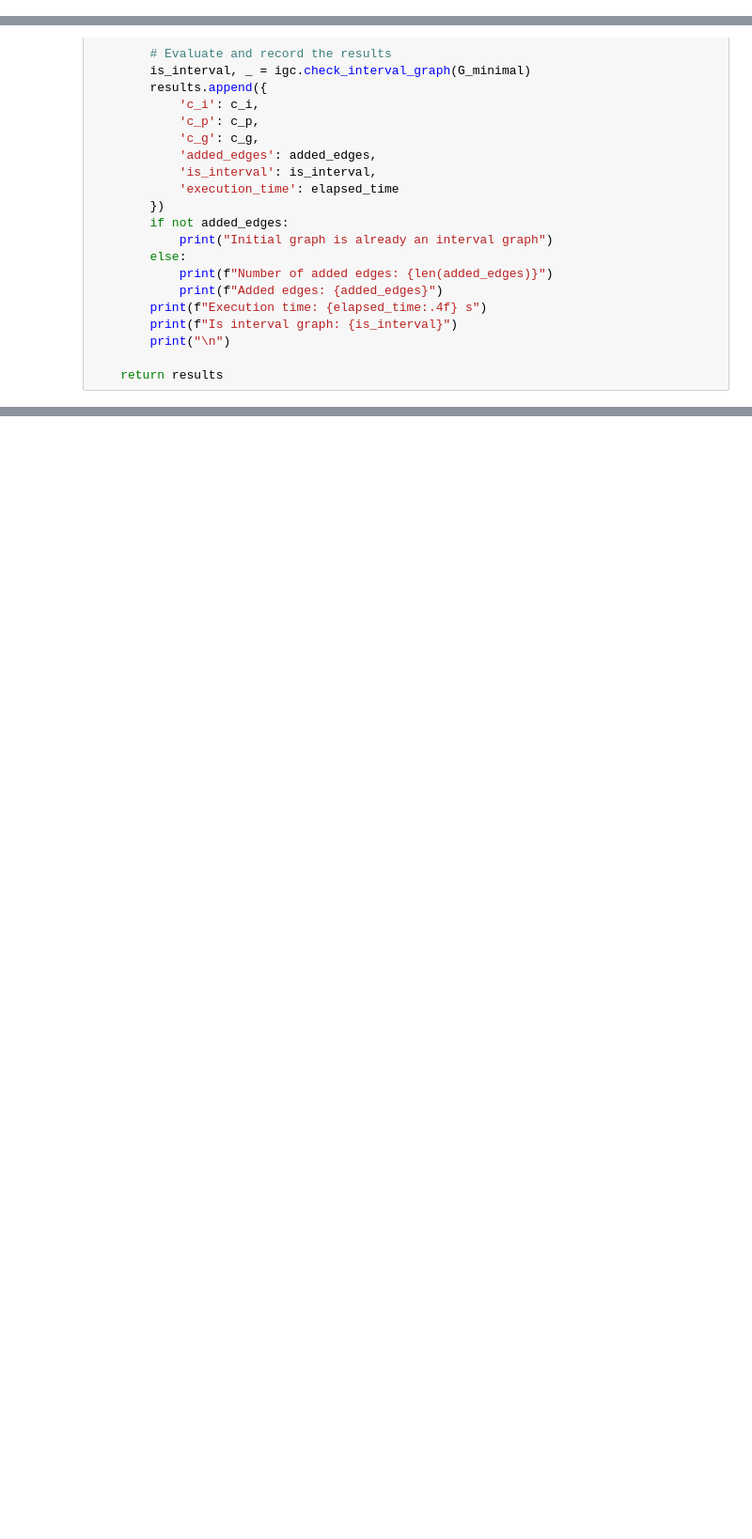
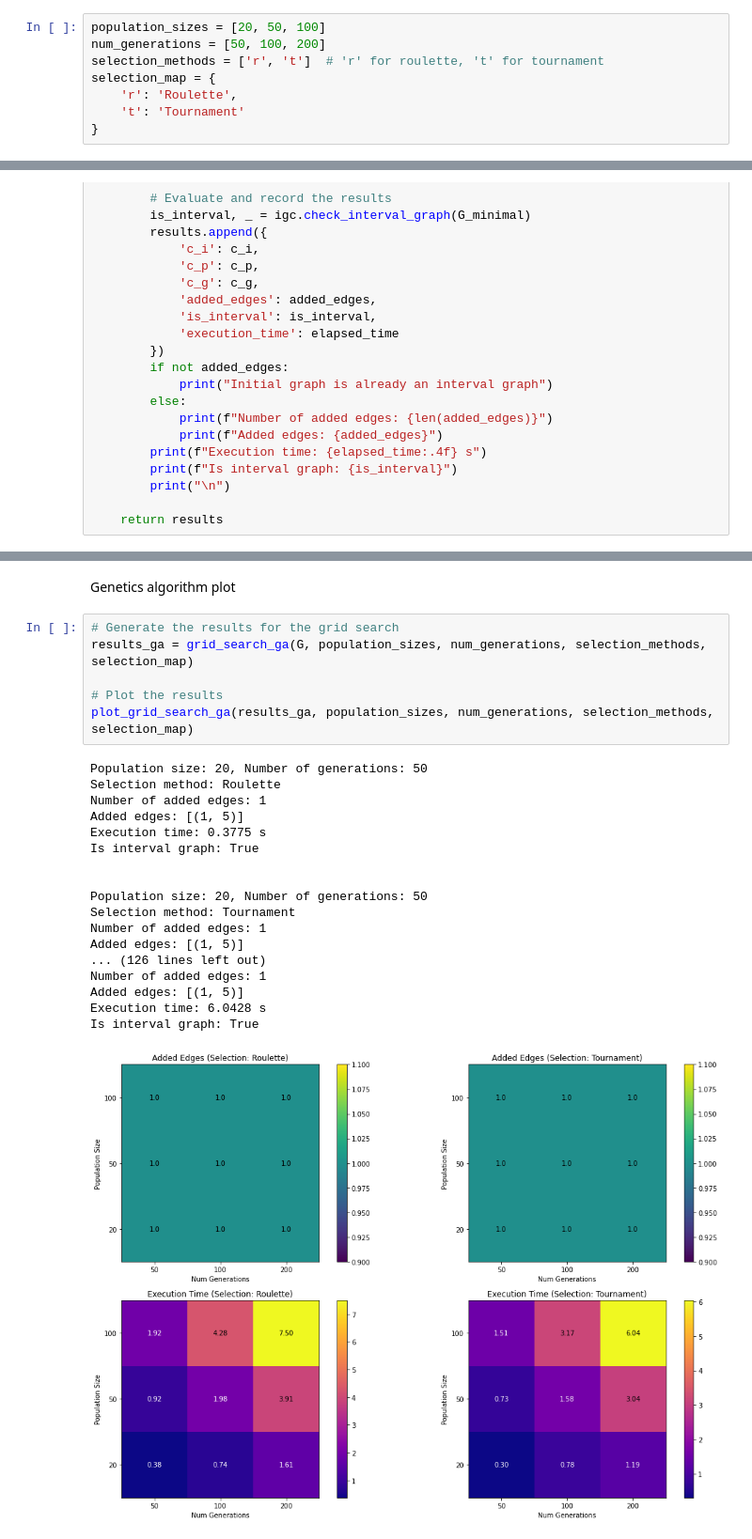
Before and after one commit to Ogrfil/MINIMUM-INTERVAL-GRAPH-COMPLETION, a Jupyter notebook: testing.ipynb, the cells around one changed output, grey strips where cells are left out. Shown at 94% size. Cells and saved outputs as stored; diff of their text form; blank space fills up the shorter version.

```diff
--- a/testing.ipynb
+++ b/testing.ipynb
@@ -498,0 +426,8 @@ Execution time: 1.9766 s
+# %%
+population_sizes = [20, 50, 100]
+num_generations = [50, 100, 200]
+selection_methods = ['r', 't']  # 'r' for roulette, 't' for tournament
+selection_map = {
+    'r': 'Roulette',
+    't': 'Tournament'
+}
@@ -638,0 +736,27 @@ def plot_grid_search_results_execution_time(results, c_i_values, c_p_values, c_g
+# %% [markdown]
+Genetics algorithm plot
+# %%
+# Generate the results for the grid search
+results_ga = grid_search_ga(G, population_sizes, num_generations, selection_methods, selection_map)
+
+# Plot the results
+plot_grid_search_ga(results_ga, population_sizes, num_generations, selection_methods, selection_map)
+# %% [output]
+Population size: 20, Number of generations: 50
+Selection method: Roulette
+Number of added edges: 1
+Added edges: [(1, 5)]
+Execution time: 0.3775 s
+Is interval graph: True
+
+
+Population size: 20, Number of generations: 50
+Selection method: Tournament
+Number of added edges: 1
+Added edges: [(1, 5)]
+... (126 lines left out)
+Number of added edges: 1
+Added edges: [(1, 5)]
+Execution time: 6.0428 s
+Is interval graph: True
+[figure, added]
```
Also changed, not shown: parts of 19 cells of this notebook.
